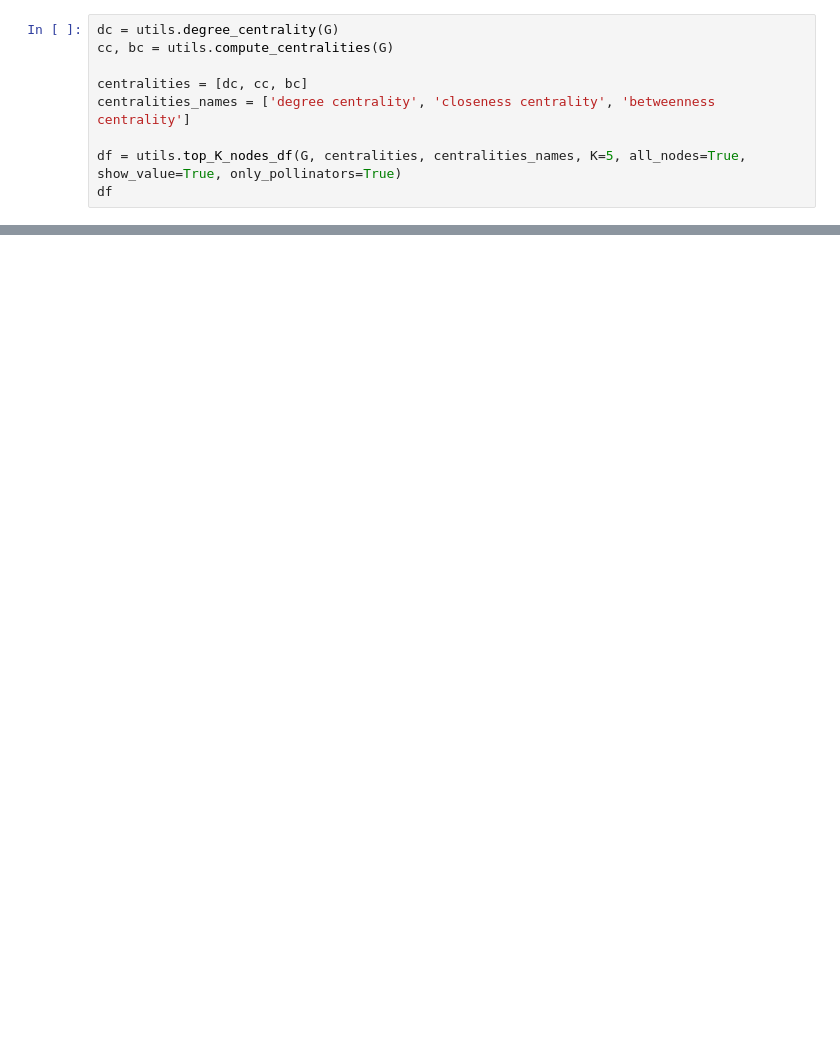
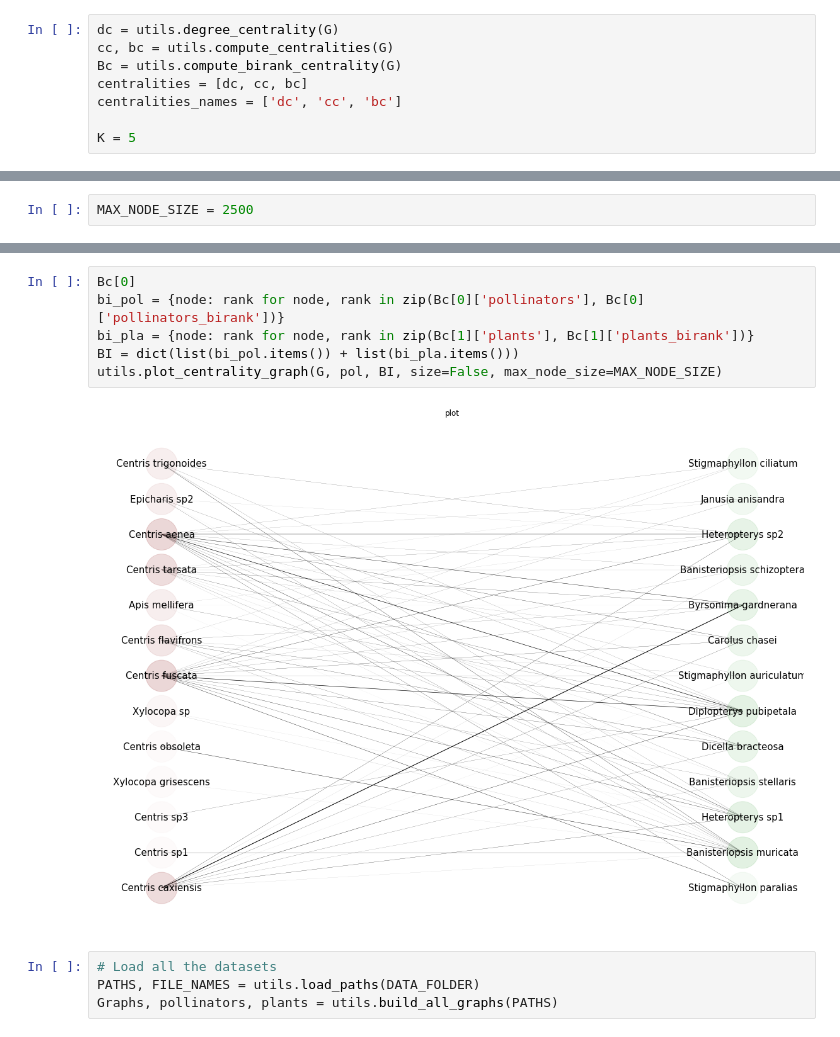
Before and after one commit to gdapian/LfN_project, a Jupyter notebook: src/Plant-pollinator-project.ipynb, the cells around one changed output, grey strips where cells are left out. Drawn from its saved outputs; the diff is of its cells as text; blank space fills up the shorter version.

```diff
--- a/src/Plant-pollinator-project.ipynb
+++ b/src/Plant-pollinator-project.ipynb
@@ -14,9 +26,8 @@ utils.plot_bipartite_graph(G, pol)
 # %%
 dc = utils.degree_centrality(G)
 cc, bc = utils.compute_centralities(G)
+Bc = utils.compute_birank_centrality(G)
+centralities = [dc, cc, bc]
+centralities_names = ['dc', 'cc', 'bc']
 
-centralities = [dc, cc, bc]
-centralities_names = ['degree centrality', 'closeness centrality', 'betweenness centrality']
-
-df = utils.top_K_nodes_df(G, centralities, centralities_names, K=5, all_nodes=True, show_value=True, only_pollinators=True)
-df
+K = 5
@@ -37,0 +66,2 @@ df
+# %%
+MAX_NODE_SIZE = 2500
@@ -37,0 +76,12 @@ df
+# %%
+Bc[0]
+bi_pol = {node: rank for node, rank in zip(Bc[0]['pollinators'], Bc[0]['pollinators_birank'])}
+bi_pla = {node: rank for node, rank in zip(Bc[1]['plants'], Bc[1]['plants_birank'])}
+BI = dict(list(bi_pol.items()) + list(bi_pla.items()))
+utils.plot_centrality_graph(G, pol, BI, size=False, max_node_size=MAX_NODE_SIZE)
+# %% [output]
+[figure, added]
+# %%
+# Load all the datasets
+PATHS, FILE_NAMES = utils.load_paths(DATA_FOLDER)
+Graphs, pollinators, plants = utils.build_all_graphs(PATHS)
```
Also changed, not shown: parts of 16 cells of this notebook, 1 other file.
